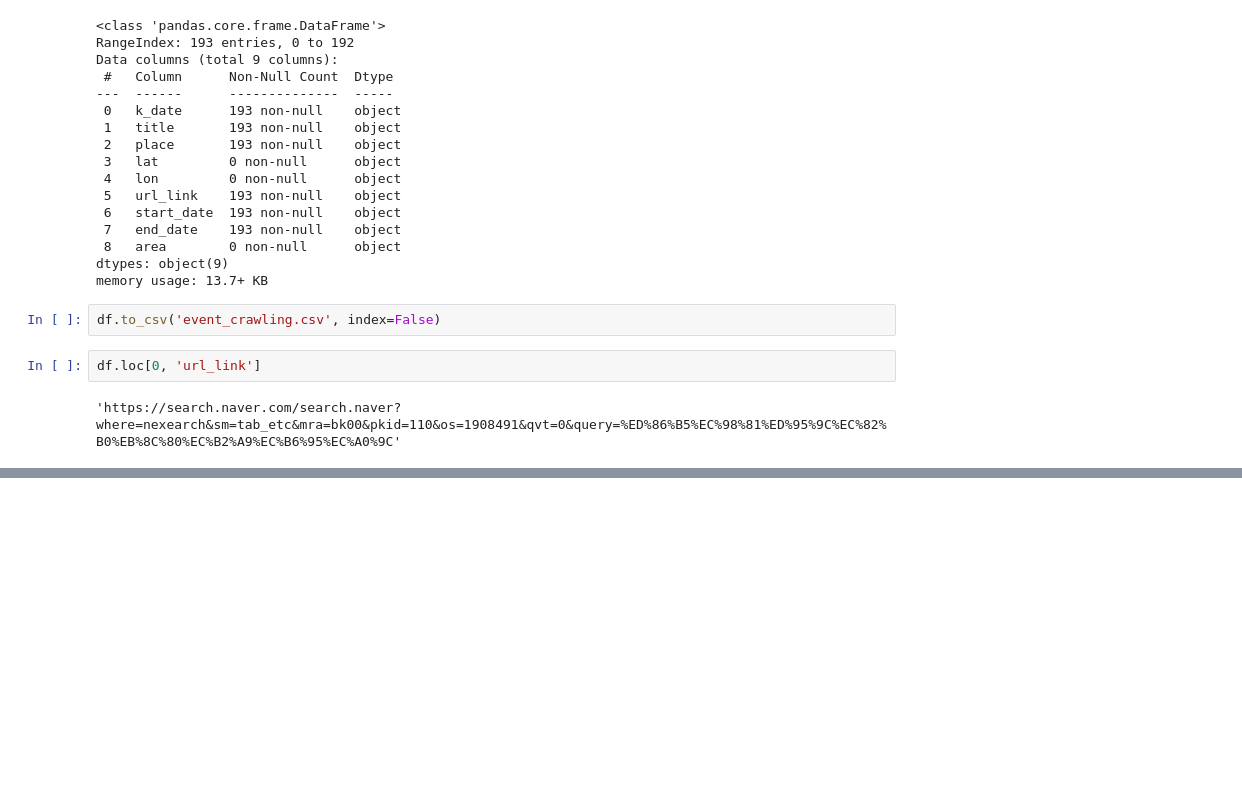
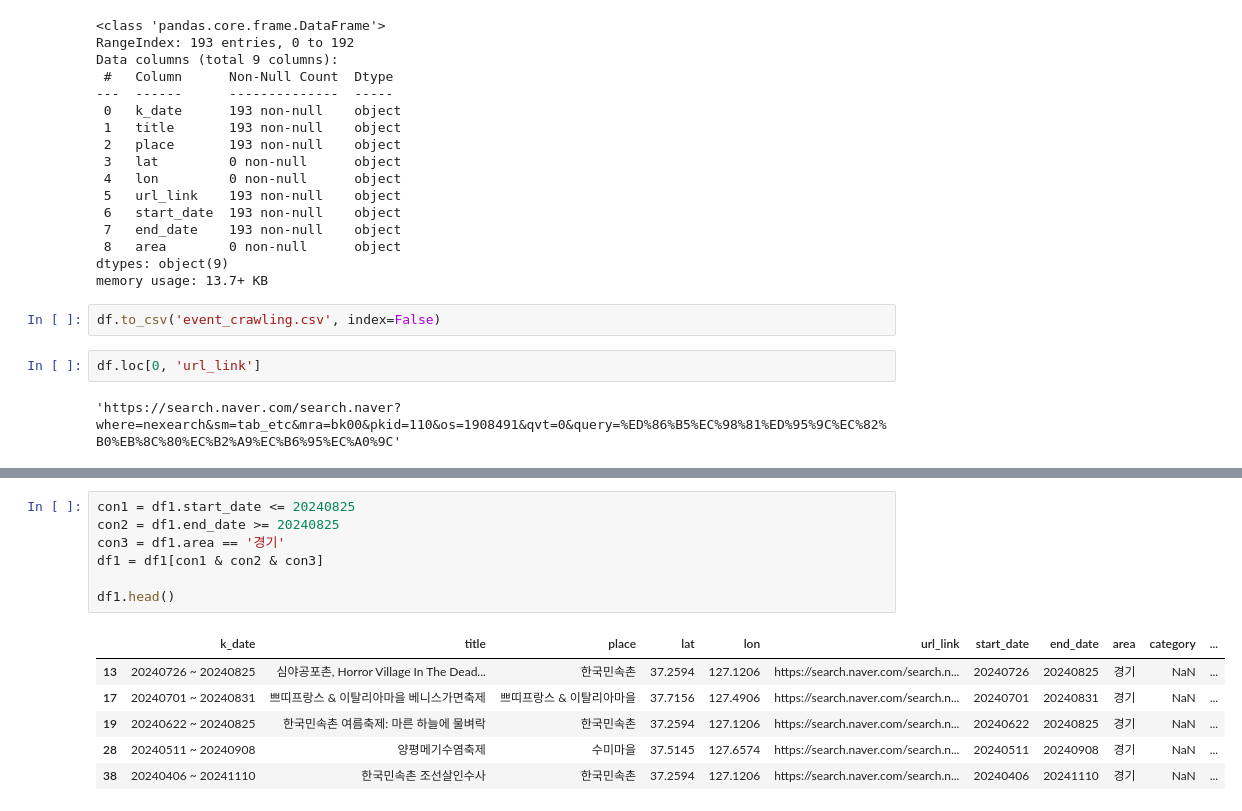
Before and after one commit to jiwon808/streamlit, a Jupyter notebook: test.ipynb, the cells around one changed output, grey strips where cells are left out. Saved outputs shown, nothing was run; the diff lists cells and outputs as text; blank space fills up the shorter version.

```diff
--- a/test.ipynb
+++ b/test.ipynb
@@ -419,0 +463,14 @@ df.loc[0, 'url_link']
+# %%
+con1 = df1.start_date <= 20240825
+con2 = df1.end_date >= 20240825
+con3 = df1.area == '경기'
+df1 = df1[con1 & con2 & con3]
+
+df1.head()
+# %% [output]
+|  | k_date | title | place | lat | lon | url_link | start_date | end_date | area | category | ... |
+| 13 | 20240726 ~ 20240825 | 심야공포촌, Horror Village In The Dead... | 한국민속촌 | 37.2594 | 127.1206 | https://search.naver.com/search.n... | 20240726 | 20240825 | 경기 | NaN | ... |
+| 17 | 20240701 ~ 20240831 | 쁘띠프랑스 & 이탈리아마을 베니스가면축제 | 쁘띠프랑스 & 이탈리아마을 | 37.7156 | 127.4906 | https://search.naver.com/search.n... | 20240701 | 20240831 | 경기 | NaN | ... |
+| 19 | 20240622 ~ 20240825 | 한국민속촌 여름축제: 마른 하늘에 물벼락 | 한국민속촌 | 37.2594 | 127.1206 | https://search.naver.com/search.n... | 20240622 | 20240825 | 경기 | NaN | ... |
+| 28 | 20240511 ~ 20240908 | 양평메기수염축제 | 수미마을 | 37.5145 | 127.6574 | https://search.naver.com/search.n... | 20240511 | 20240908 | 경기 | NaN | ... |
+| 38 | 20240406 ~ 20241110 | 한국민속촌 조선살인수사 | 한국민속촌 | 37.2594 | 127.1206 | https://search.naver.com/search.n... | 20240406 | 20241110 | 경기 | NaN | ... |
```
Also changed, not shown: parts of 11 cells of this notebook, 8 other files.
